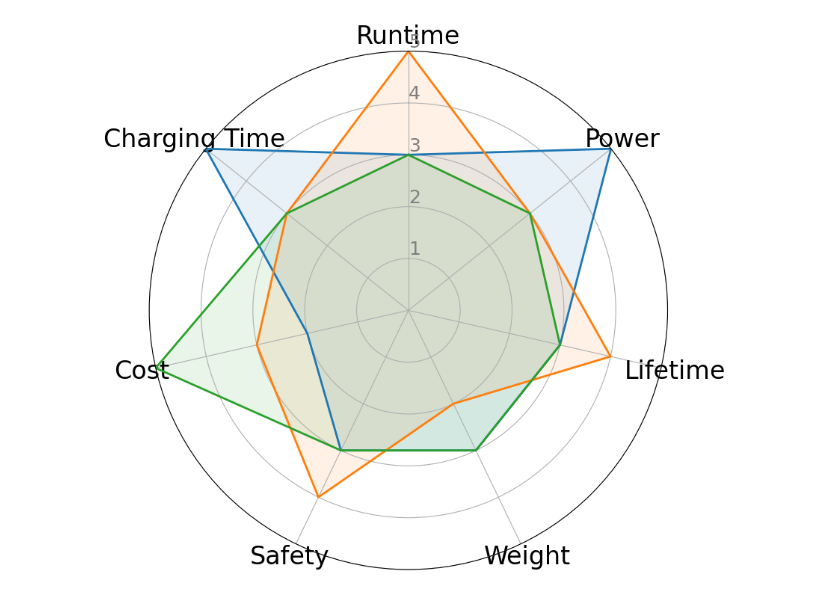
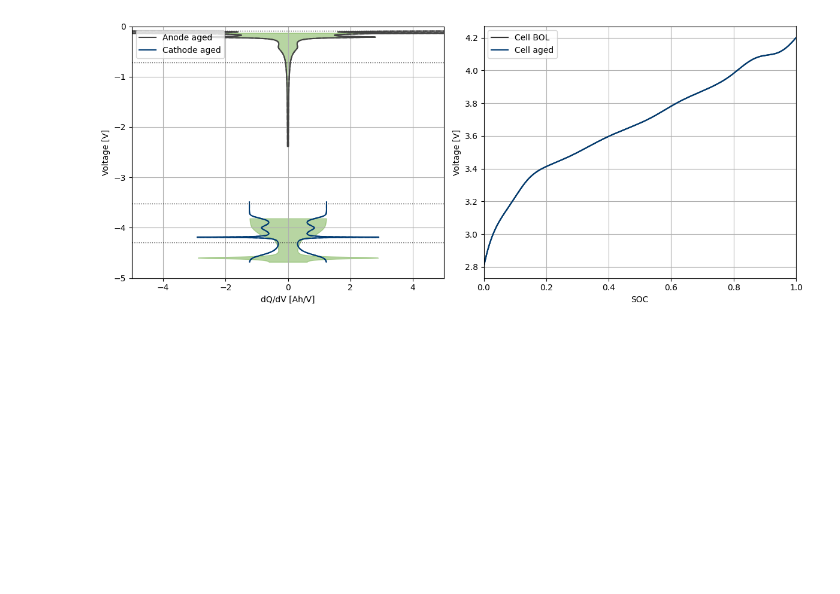
Before and after one commit to lvk93/ocv_teaching, a Jupyter notebook: ocv_teaching/sandbox.ipynb, the cells around one changed output. Drawn from its saved outputs; the diff is of its cells as text; code cells hidden in the pictures; blank space fills up the shorter version.

```diff
--- a/ocv_teaching/sandbox.ipynb
+++ b/ocv_teaching/sandbox.ipynb
@@ -1,56 +1 @@
-# %%
-import matplotlib.pyplot as plt
-import numpy as np
-
-# Define 7 categories without 'Scalability'
-categories = ['Runtime', 'Power', 'Lifetime', 'Weight', 'Safety', 'Cost', 'Charging Time']
-N = len(categories)
-
-# Updated battery design vectors
-high_power = [3, 5, 3, 3, 3, 2, 5]
-high_energy = [5, 3, 4, 2, 4, 3, 3]
-low_cost = [3, 3, 3, 3, 3, 5, 3]
-
-# Close the loop
-values_A = high_power + [high_power[0]]
-values_B = high_energy + [high_energy[0]]
-values_C = low_cost + [low_cost[0]]
-
-# Calculate angle for each category
-angles = np.linspace(0, 2 * np.pi, N, endpoint=False).tolist()
-angles += angles[:1]
-
-# Plot
-fig, ax = plt.subplots(figsize=(9, 9), subplot_kw=dict(polar=True))
-plt.rcParams.update({'font.size': 24})
-
-# Setup chart
-ax.set_theta_offset(np.pi / 2)
-ax.set_theta_direction(-1)
-ax.set_rlabel_position(0)
-ax.set_xticks(angles[:-1])
-ax.set_xticklabels(categories)
-
-# Draw ylabels with improved spacing
-ax.set_yticks([1, 2, 3, 4, 5])
-ax.set_yticklabels(["1", "2", "3", "4", "5"], color="gray", size=18)
-ax.set_ylim(0, 5)
-
-# Plot data
-ax.plot(angles, values_A, label='High Power', linewidth=2)
-ax.fill(angles, values_A, alpha=0.1)
-
-ax.plot(angles, values_B, label='High Energy', linewidth=2)
-ax.fill(angles, values_B, alpha=0.1)
-
-ax.plot(angles, values_C, label='Low Cost', linewidth=2)
-ax.fill(angles, values_C, alpha=0.1)
-
-# Add legend
-#ax.legend(loc='upper right', bbox_to_anchor=(1.4, 1.1), fontsize=20)
-
-plt.tight_layout()
-plt.show()
-# %% [output]
-[figure, removed]
 # %%
@@ -235,32 +220,34 @@ import pybamm
 
 # 1) Lade die OCV-Funktionen aus PyBaMM
 param = pybamm.ParameterValues("Chen2020")
 ocv_anode   = param["Negative electrode OCP [V]"]
 ocv_cathode = param["Positive electrode OCP [V]"]
 
 # 2) Definiere N:P‑Ratio und Spannungsgrenzen
-np_ratio = 1.1
+np_ratio = 1
 v_min = 2.8
 v_max = 4.2
 
 # 3) Erzeuge das Reconstruct‑Objekt
 cell_rec = CellOCVReconstruction(
     cath_ocv_func=ocv_cathode,
     an_ocv_func=ocv_anode,
     np_ratio=np_ratio,
     v_min=v_min,
     v_max=v_max,
     formation_loss_an=0.0,
     formation_loss_ca=0.0
 )
 
 # 4) Erzeuge den Plotter
 plotter = BatteryTankPlotter(cell_rec, resolution=500)
 
 # 5) Erstelle den Plot für SOC=0.5 und beispielhafte Alterungs‑Parameter
 plotter.plot(
     soc=0.5,
     lampe=0,   # cathode loss fraction
     lamne=0,   # anode loss fraction
-    lli=0     # LLI fraction
+    lli=0    # LLI fraction
 )
+# %% [output]
+[figure, added]
```
Also changed, not shown: parts of 1 cell of this notebook.
